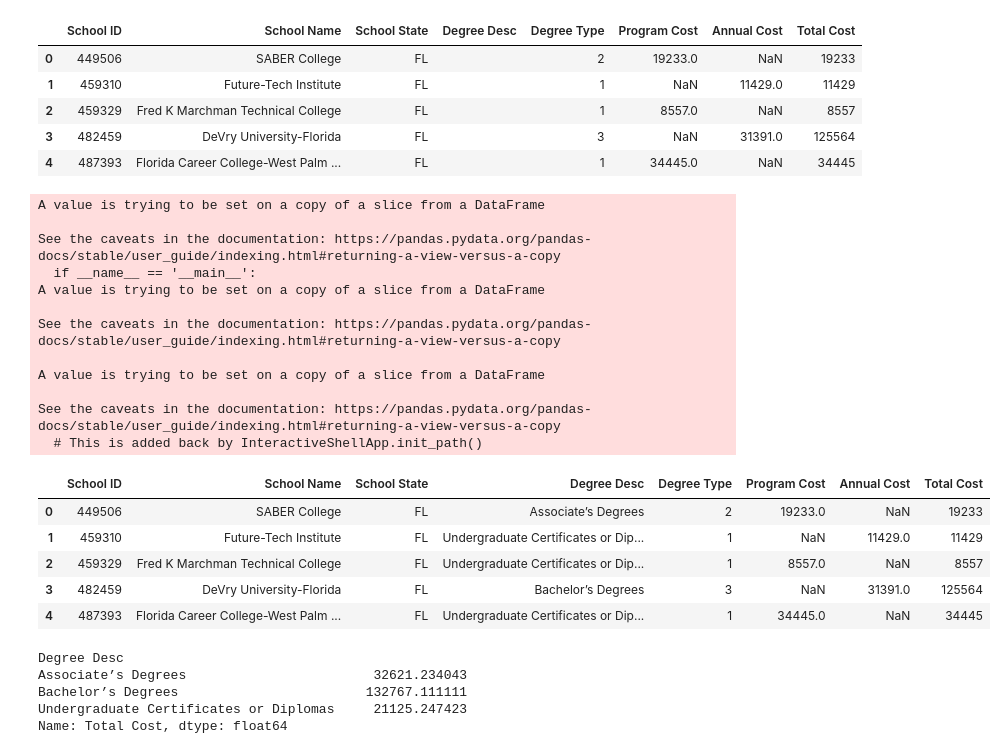
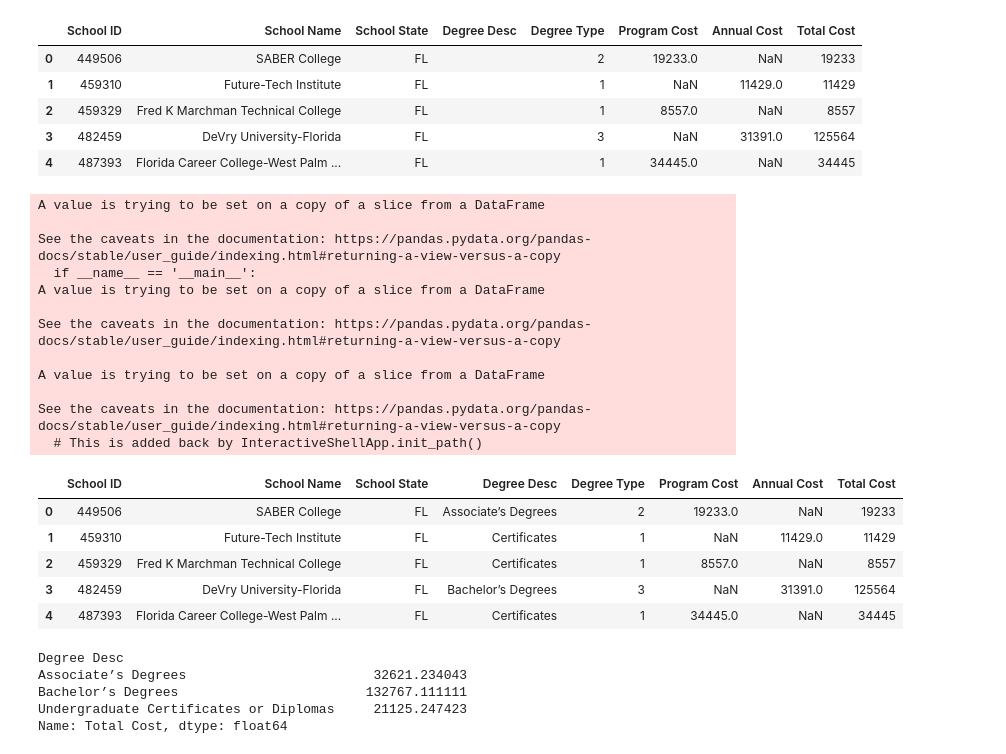
Before and after one commit to Project-1-2021/ValueOfCollege, a Jupyter notebook: Data_Analysis.ipynb, the cells around one changed output. Cells and saved outputs as stored; diff of their text form; code cells hidden in the pictures.

```diff
--- a/Data_Analysis.ipynb
+++ b/Data_Analysis.ipynb
@@ -137,35 +108,35 @@ schools_df.head()
 # %%
 # change 1st column name to school id
 schools_df = schools_df.rename(columns= {'Unnamed: 0': 'School ID'})
 
 for row in schools_df.index:
     if schools_df['Degree Type'][row] == 1:
-        schools_df['Degree Desc'][row] = 'Undergraduate Certificates or Diplomas'
+        schools_df['Degree Desc'][row] = 'Certificates'
 
     elif schools_df['Degree Type'][row] == 2:
         schools_df['Degree Desc'][row] = "Associate’s Degrees"
     else:
         schools_df['Degree Desc'][row] = "Bachelor’s Degrees"
 schools_df.head()
 # %% [output]
 A value is trying to be set on a copy of a slice from a DataFrame
 
 See the caveats in the documentation: https://pandas.pydata.org/pandas-docs/stable/user_guide/indexing.html#returning-a-view-versus-a-copy
   if __name__ == '__main__':
 A value is trying to be set on a copy of a slice from a DataFrame
 
 See the caveats in the documentation: https://pandas.pydata.org/pandas-docs/stable/user_guide/indexing.html#returning-a-view-versus-a-copy
 
 A value is trying to be set on a copy of a slice from a DataFrame
 
 See the caveats in the documentation: https://pandas.pydata.org/pandas-docs/stable/user_guide/indexing.html#returning-a-view-versus-a-copy
   # This is added back by InteractiveShellApp.init_path()
 |  | School ID | School Name | School State | Degree Desc | Degree Type | Program Cost | Annual Cost | Total Cost |
 | 0 | 449506 | SABER College | FL | Associate’s Degrees | 2 | 19233.0 | NaN | 19233 |
-| 1 | 459310 | Future-Tech Institute | FL | Undergraduate Certificates or Dip... | 1 | NaN | 11429.0 | 11429 |
-| 2 | 459329 | Fred K Marchman Technical College | FL | Undergraduate Certificates or Dip... | 1 | 8557.0 | NaN | 8557 |
+| 1 | 459310 | Future-Tech Institute | FL | Certificates | 1 | NaN | 11429.0 | 11429 |
+| 2 | 459329 | Fred K Marchman Technical College | FL | Certificates | 1 | 8557.0 | NaN | 8557 |
 | 3 | 482459 | DeVry University-Florida | FL | Bachelor’s Degrees | 3 | NaN | 31391.0 | 125564 |
-| 4 | 487393 | Florida Career College-West Palm ... | FL | Undergraduate Certificates or Dip... | 1 | 34445.0 | NaN | 34445 |
+| 4 | 487393 | Florida Career College-West Palm ... | FL | Certificates | 1 | 34445.0 | NaN | 34445 |
 # %%
 med_cost = df.groupby(['Degree Desc'])['Total Cost'].median()
 avg_cost = df.groupby(['Degree Desc'])['Total Cost'].mean()
```
Also changed, not shown: parts of 4 cells of this notebook.
